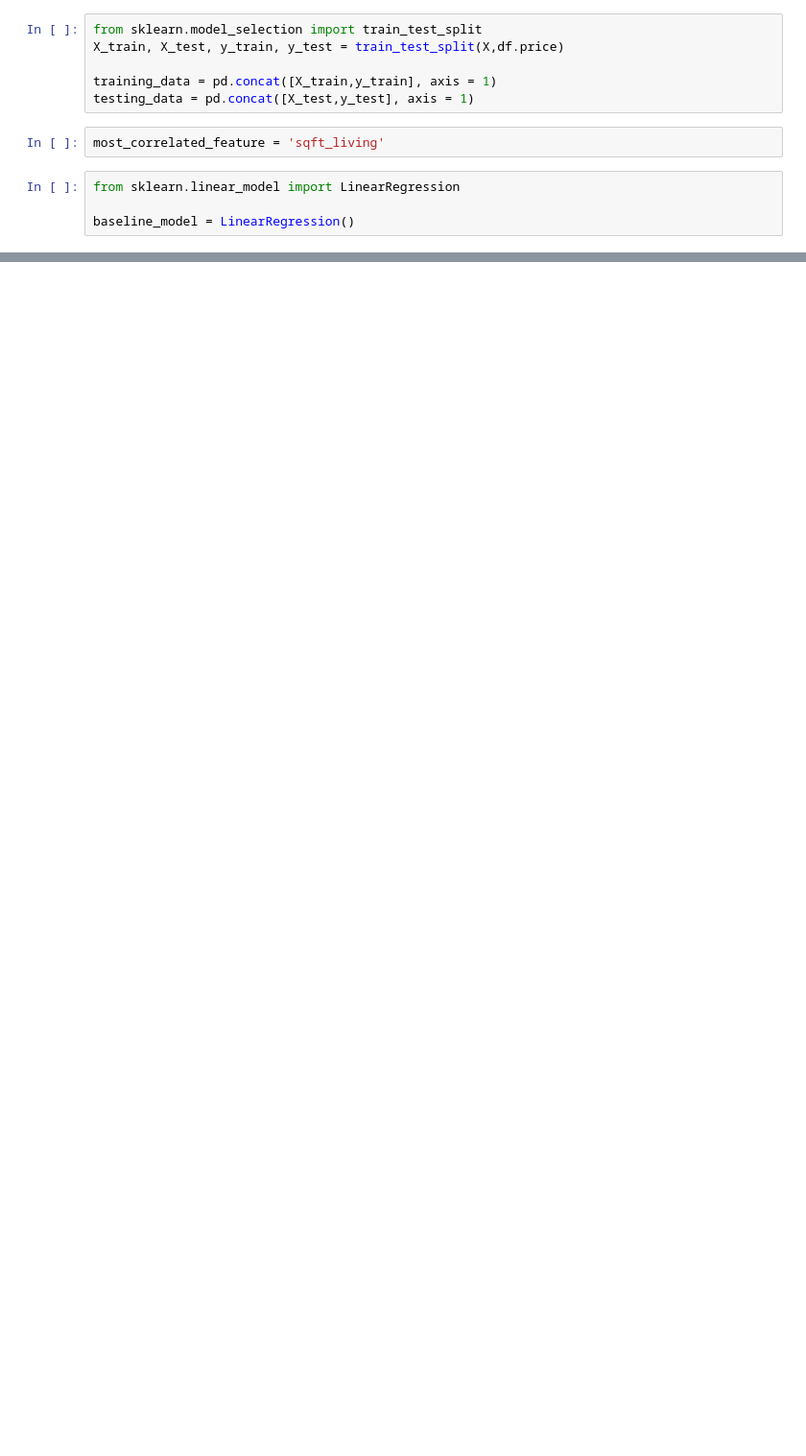
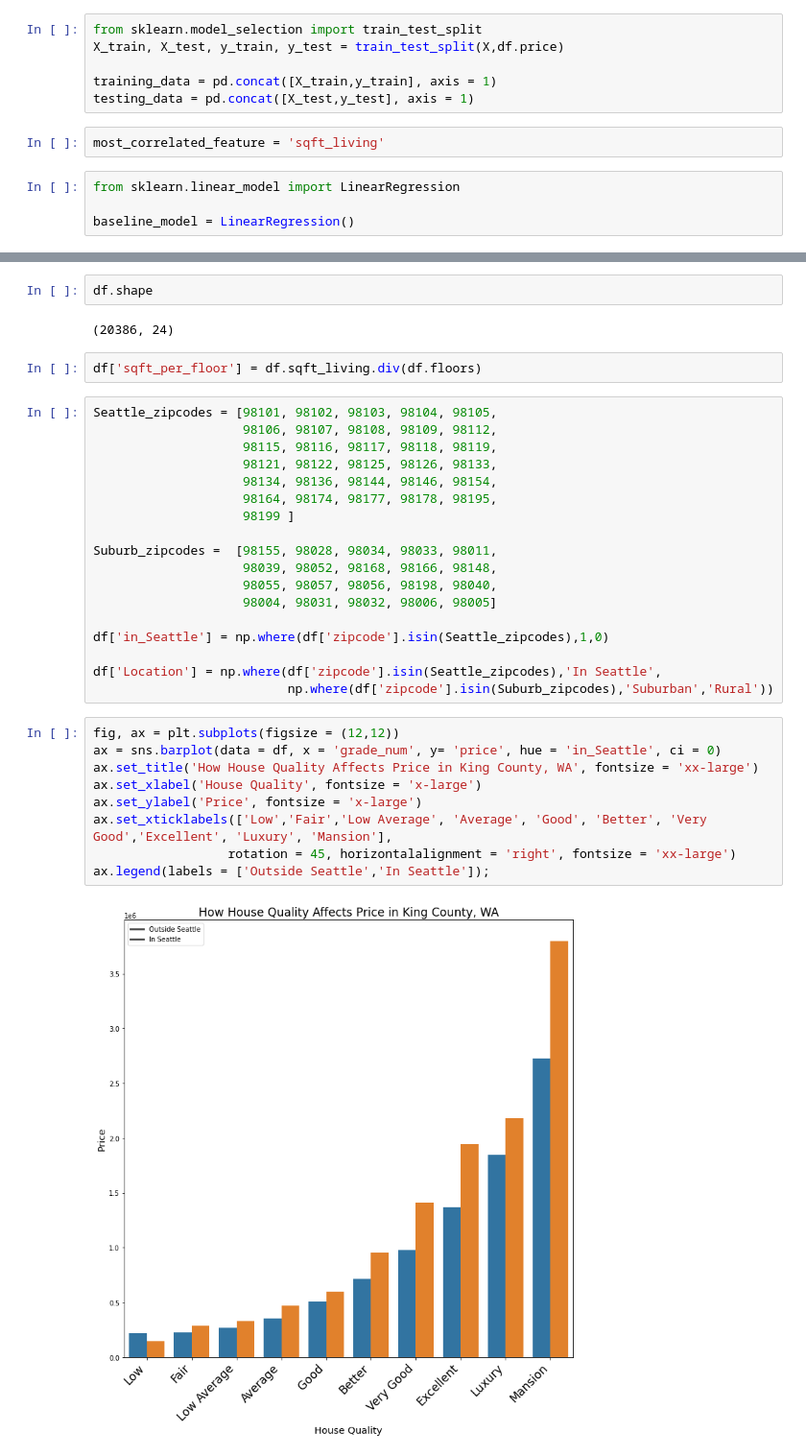
Before and after one commit to JulianWard147/phase_2_group_4, a Jupyter notebook: TJ_exploration.ipynb, the cells around one changed output, grey strips where cells are left out. Shown: that part at 96% size. Saved outputs shown, nothing was run; the diff lists cells and outputs as text; blank space fills up the shorter version.

```diff
--- a/TJ_exploration.ipynb
+++ b/TJ_exploration.ipynb
@@ -459,0 +443,35 @@ AttributeError: 'DataFrame' object has no attribute 'in_Seattle'
+# %%
+df.shape
+# %% [output]
+(20386, 24)
+# %%
+df['sqft_per_floor'] = df.sqft_living.div(df.floors)
+# %%
+Seattle_zipcodes = [98101, 98102, 98103, 98104, 98105,
+                    98106, 98107, 98108, 98109, 98112,
+                    98115, 98116, 98117, 98118, 98119,
+                    98121, 98122, 98125, 98126, 98133,
+                    98134, 98136, 98144, 98146, 98154,
+                    98164, 98174, 98177, 98178, 98195,
+                    98199 ]
+
+Suburb_zipcodes =  [98155, 98028, 98034, 98033, 98011,
+                    98039, 98052, 98168, 98166, 98148,
+                    98055, 98057, 98056, 98198, 98040,
+                    98004, 98031, 98032, 98006, 98005]
+
+df['in_Seattle'] = np.where(df['zipcode'].isin(Seattle_zipcodes),1,0)
+
+df['Location'] = np.where(df['zipcode'].isin(Seattle_zipcodes),'In Seattle',
+                          np.where(df['zipcode'].isin(Suburb_zipcodes),'Suburban','Rural'))
+# %%
+fig, ax = plt.subplots(figsize = (12,12))
+ax = sns.barplot(data = df, x = 'grade_num', y= 'price', hue = 'in_Seattle', ci = 0)
+ax.set_title('How House Quality Affects Price in King County, WA', fontsize = 'xx-large')
+ax.set_xlabel('House Quality', fontsize = 'x-large')
+ax.set_ylabel('Price', fontsize = 'x-large')
+ax.set_xticklabels(['Low','Fair','Low Average', 'Average', 'Good', 'Better', 'Very Good','Excellent', 'Luxury', 'Mansion'],
+                  rotation = 45, horizontalalignment = 'right', fontsize = 'xx-large')
+ax.legend(labels = ['Outside Seattle','In Seattle']);
+# %% [output]
+[figure, added]
```
Also changed, not shown: parts of 13 cells of this notebook, 1 other file.
